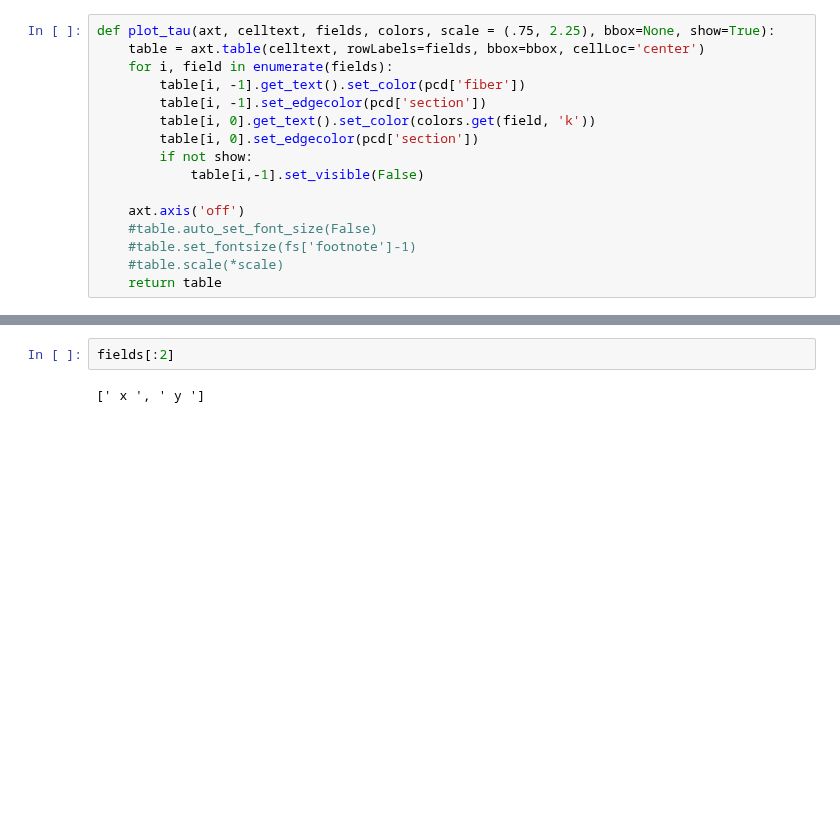
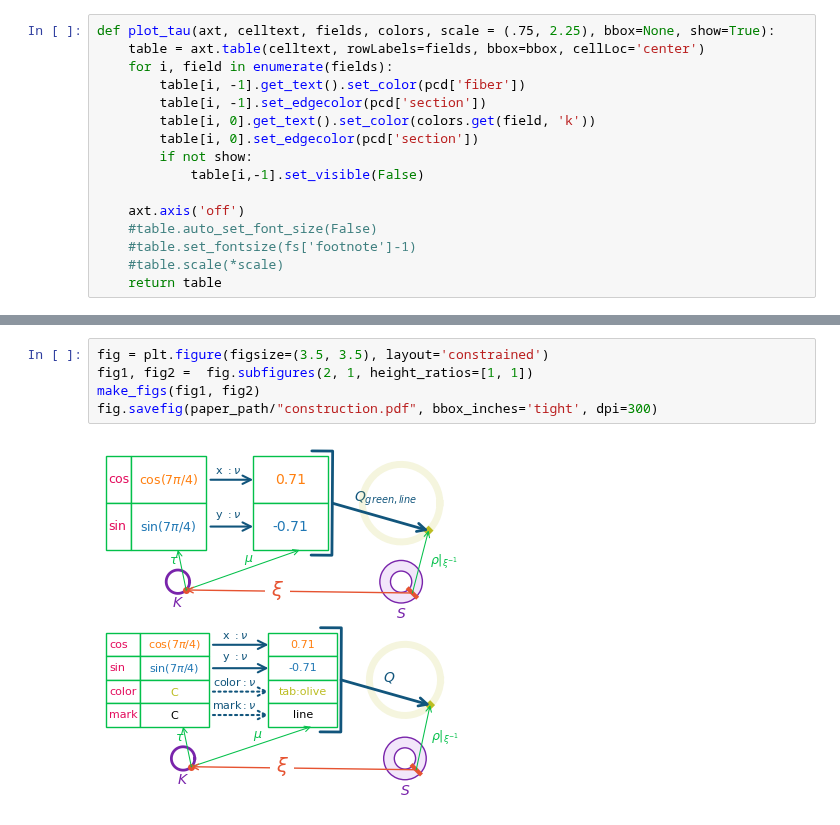
Before and after one commit to story645/team, a Jupyter notebook: paper/figcode/construction.ipynb, the cells around one changed output, grey strips where cells are left out. Saved outputs shown, nothing was run; the diff lists cells and outputs as text; blank space fills up the shorter version.

```diff
--- a/paper/figcode/construction.ipynb
+++ b/paper/figcode/construction.ipynb
@@ -169,5 +166,8 @@ for axd, lab in [[axd1, r"$Q_{green, line}$"], [axd2, r"$Q$"]]:
 # %%
-fields[:2]
+fig = plt.figure(figsize=(3.5, 3.5), layout='constrained')
+fig1, fig2 =  fig.subfigures(2, 1, height_ratios=[1, 1])
+make_figs(fig1, fig2)
+fig.savefig(paper_path/"construction.pdf", bbox_inches='tight', dpi=300)
 # %% [output]
-[' x ', ' y ']
+[figure, added]
 # %%
```
Also changed, not shown: parts of 2 cells of this notebook, 2 other files.
